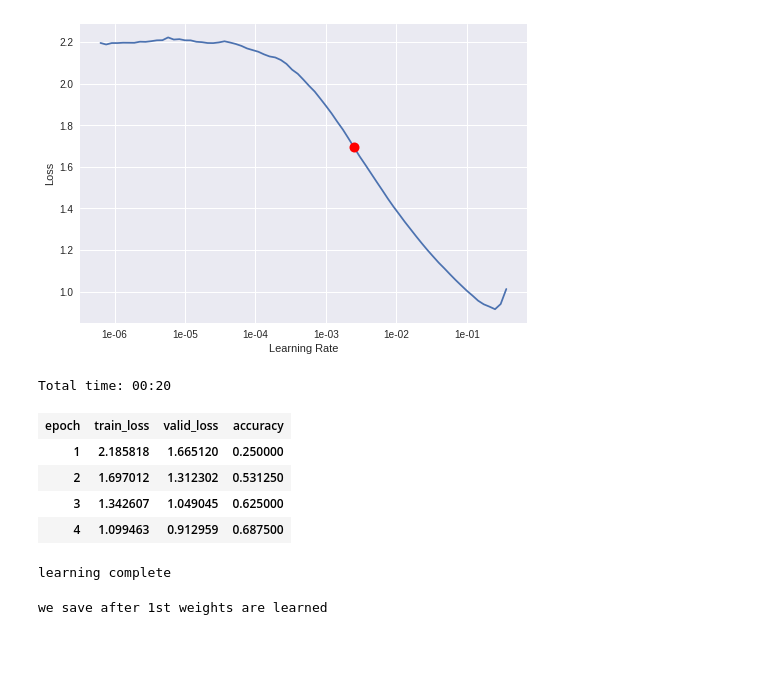
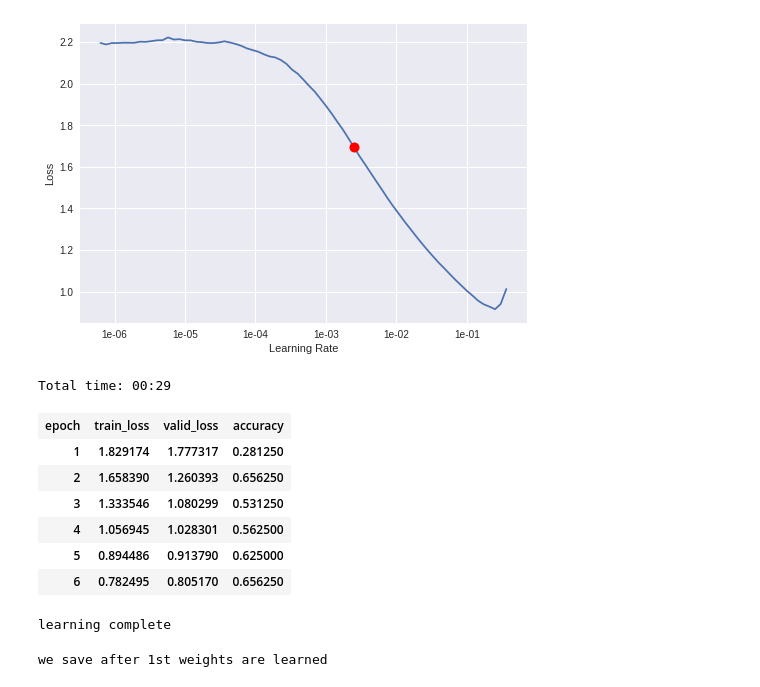
Before and after one commit to navneetkrc/Deep-Learning-Experiments-implemented-using-Google-Colab, a Jupyter notebook: KYC.ipynb, the cells around one changed output. Saved outputs shown, nothing was run; the diff lists cells and outputs as text; code cells hidden in the pictures; blank space fills up the shorter version.

```diff
--- a/KYC.ipynb
+++ b/KYC.ipynb
@@ -167,15 +165,17 @@ learn.recorder.plot()
 Min numerical gradient: 2.51E-03
 [figure]
 # %%
-learn.fit_one_cycle(4) ## best way to fit as of 2018
+learn.fit_one_cycle(6) ## best way to fit as of 2018
 print("learning complete")
 # %% [output]
-Total time: 00:20
+Total time: 00:29
 | epoch | train_loss | valid_loss | accuracy |
-| 1 | 2.185818 | 1.665120 | 0.250000 |
-| 2 | 1.697012 | 1.312302 | 0.531250 |
-| 3 | 1.342607 | 1.049045 | 0.625000 |
-| 4 | 1.099463 | 0.912959 | 0.687500 |
+| 1 | 1.829174 | 1.777317 | 0.281250 |
+| 2 | 1.658390 | 1.260393 | 0.656250 |
+| 3 | 1.333546 | 1.080299 | 0.531250 |
+| 4 | 1.056945 | 1.028301 | 0.562500 |
+| 5 | 0.894486 | 0.913790 | 0.625000 |
+| 6 | 0.782495 | 0.805170 | 0.656250 |
 learning complete
 # %%
 print("we save after 1st weights are learned")
```
Also changed, not shown: parts of 4 cells of this notebook.
